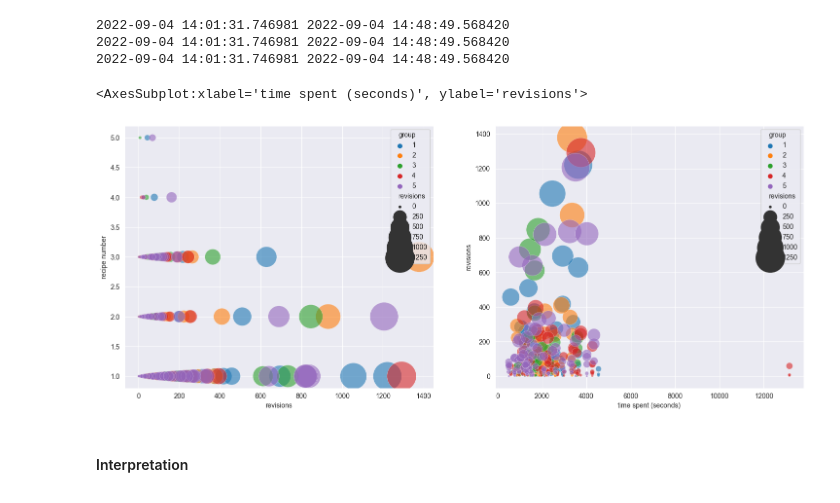
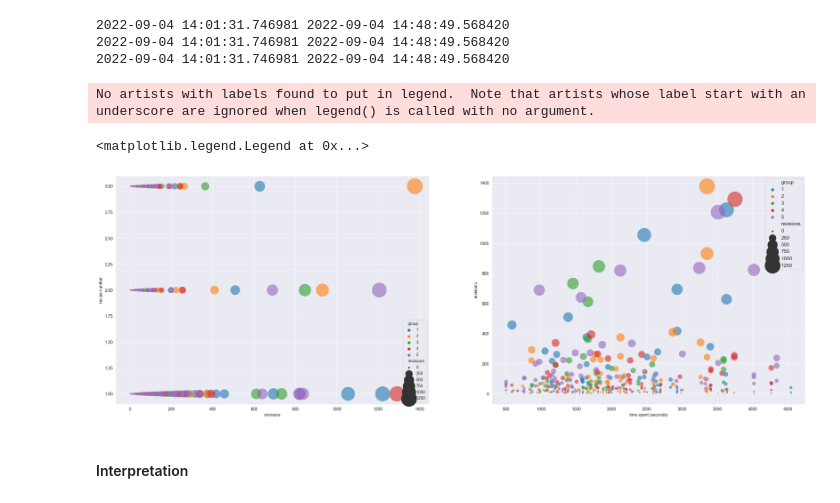
Before and after one commit to lucamouchel/Understanding-Revision-Behavior, a Jupyter notebook: InsertsDelComparisons.ipynb, the cells around one changed output. Drawn from its saved outputs; the diff is of its cells as text; code cells hidden in the pictures.

Commit message:
resized seaborn plots and removed outliers

```diff
--- a/InsertsDelComparisons.ipynb
+++ b/InsertsDelComparisons.ipynb
@@ -249,10 +249,10 @@ def bubble_plot(data, indices, vertical=False, xlabel="", ylabel="", text_to_dis
     z = np.array([dframes['insertions']])
 
 
-    ax = plt.subplot()
     ax.xaxis.set_major_locator(MaxNLocator(integer=True))
     ax.yaxis.set_major_locator(MaxNLocator(integer=True))
 
+    #fig, ax2 = plt.subplots(5,1, figsize=figsize)
     """     textstr = '\n'.join((
         r'$\mu=%.2f$' % (1, ),
         r'$\mathrm{median}=%.2f$' % (2, ),
@@ -556,15 +559,19 @@ dframe_all_recipes_combined = pd.DataFrame(dframe_all_recipes_combined)
 2022-09-04 14:01:31.746981 2022-09-04 14:48:49.568420
 2022-09-04 14:01:31.746981 2022-09-04 14:48:49.568420
 # %%
-plt.rcParams['figure.figsize'] = (18, 7)
+plt.rcParams['figure.figsize'] = (20, 7)
 # %%
 
-fig,ax = plt.subplots(1,2)
-sns.scatterplot(data=dframe_with_n_recipes, x="revisions", y="recipe number", size="revisions", hue="group", palette='tab10', alpha=0.6, sizes=(10, 2000), ax=ax[0])
-sns.scatterplot(data=dframe_with_n_recipes, x="time spent (seconds)", y="revisions", size="revisions", hue="group", palette='tab10', alpha=0.6, sizes=(10, 2000), ax=ax[1])
+fig,ax = plt.subplots(1,2, figsize=(30,10))
+without_outliers = dframe_with_n_recipes[(dframe_with_n_recipes["time spent (seconds)"] <= 6000) & (dframe_with_n_recipes["recipe number"] <= 3)]
+sns.scatterplot(data=without_outliers, x="revisions", y="recipe number", size="revisions", hue="group", palette='tab10', alpha=0.6, sizes=(10, 1500), ax=ax[0])
+plt.legend(fontsize=12)
+sns.scatterplot(data=without_outliers, x="time spent (seconds)", y="revisions", size="revisions", hue="group", palette='tab10', alpha=0.6, sizes=(10, 1500), ax=ax[1])
+plt.legend(fontsize=12)
 # %% [output]
-<AxesSubplot:xlabel='time spent (seconds)', ylabel='revisions'>
+No artists with labels found to put in legend.  Note that artists whose label start with an underscore are ignored when legend() is called with no argument.
+<matplotlib.legend.Legend at 0x...>
-[figure, old version]
+[figure, new version]
 # %% [markdown]
 #### Interpretation
 # %% [markdown]
```
Also changed, not shown: parts of 5 cells of this notebook.
